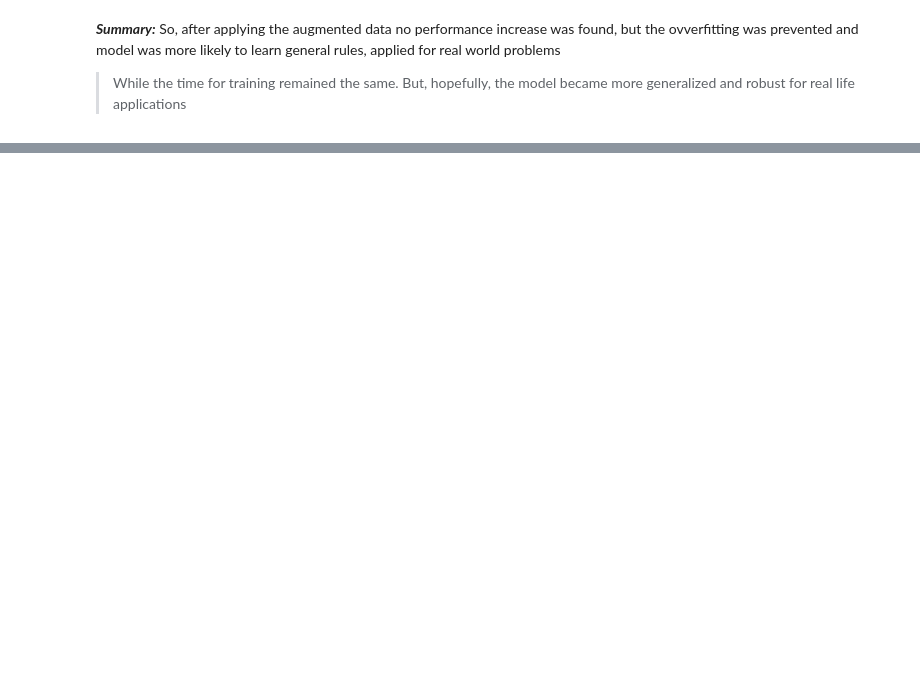
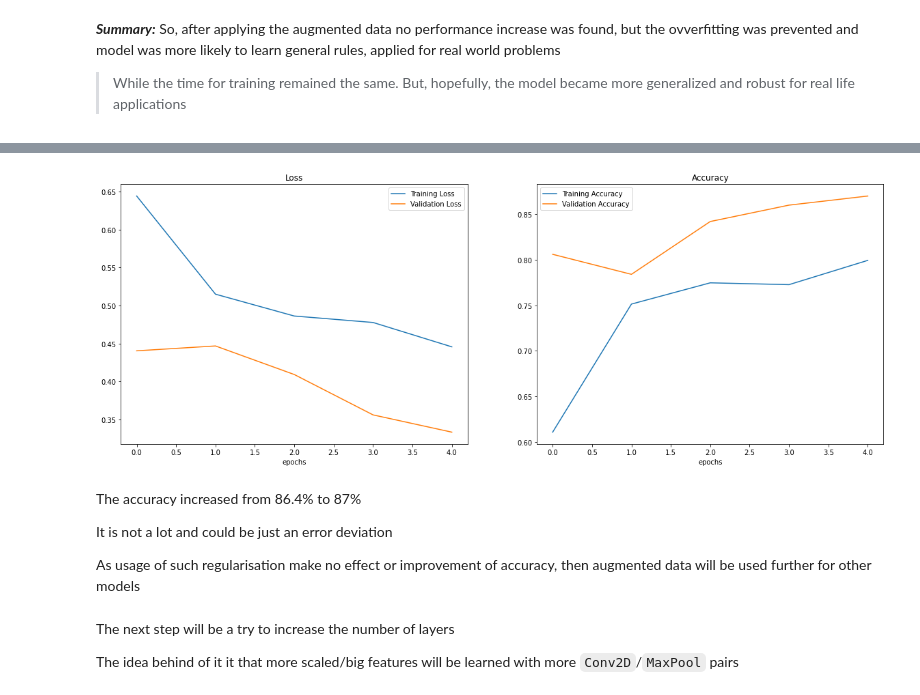
Before and after one commit to Nik-Kras/ZeroToMastery-TensorFlow-MyNotes, a Jupyter notebook: 04. Computer Vision/04. CV - Notes.ipynb, the cells around one changed output, grey strips where cells are left out. Cells and saved outputs as stored; diff of their text form; code cells hidden in the pictures; blank space fills up the shorter version.

Commit message:
Finished the binary classification task

```diff
--- a/04. Computer Vision/04. CV - Notes.ipynb
+++ b/04. Computer Vision/04. CV - Notes.ipynb
@@ -994,0 +989,28 @@ plot_loss_curves(history_7)
+# %%
+# Create a CNN model (same as Tiny VGG - https://poloclub.github.io/cnn-explainer/)
+model_1 = tf.keras.models.Sequential([
+  tf.keras.layers.Conv2D(filters=10,
+                         kernel_size=3,
+                         activation="relu",
+                         input_shape=(224, 224, 3)),
+  tf.keras.layers.Conv2D(10, 3, activation="relu"),
+  tf.keras.layers.MaxPool2D(pool_size=2,
+                            padding="valid"),
+  tf.keras.layers.Conv2D(10, 3, activation="relu"),
+  tf.keras.layers.Conv2D(10, 3, activation="relu"),
+  tf.keras.layers.MaxPool2D(2),
+  tf.keras.layers.Flatten(),
+  tf.keras.layers.Dense(1, activation="sigmoid")
+])
+
+# Compile the model
+model_1.compile(loss="binary_crossentropy",
+              optimizer=tf.keras.optimizers.Adam(),
+              metrics=["accuracy"])
+
+# Fit the model
+history_1 = model_1.fit(train_data_augmented,
+                        epochs=5,
+                        steps_per_epoch=len(train_data_augmented),
+                        validation_data=test_data,
+                        validation_steps=len(test_data))
@@ -994,0 +1028,14 @@ plot_loss_curves(history_7)
+# %%
+plot_loss_curves(history_1)
+# %% [output]
+[figure, added]
+# %% [markdown]
+The accuracy increased from 86.4% to 87%
+
+It is not a lot and could be just an error deviation
+
+As usage of such regularisation make no effect or improvement of accuracy, then augmented data will be used further for other models
+# %% [markdown]
+The next step will be a try to increase the number of layers
+
+The idea behind of it it that more scaled/big features will be learned with more `Conv2D`/`MaxPool` pairs
```
Also changed, not shown: parts of 77 cells of this notebook, 1 other file.
